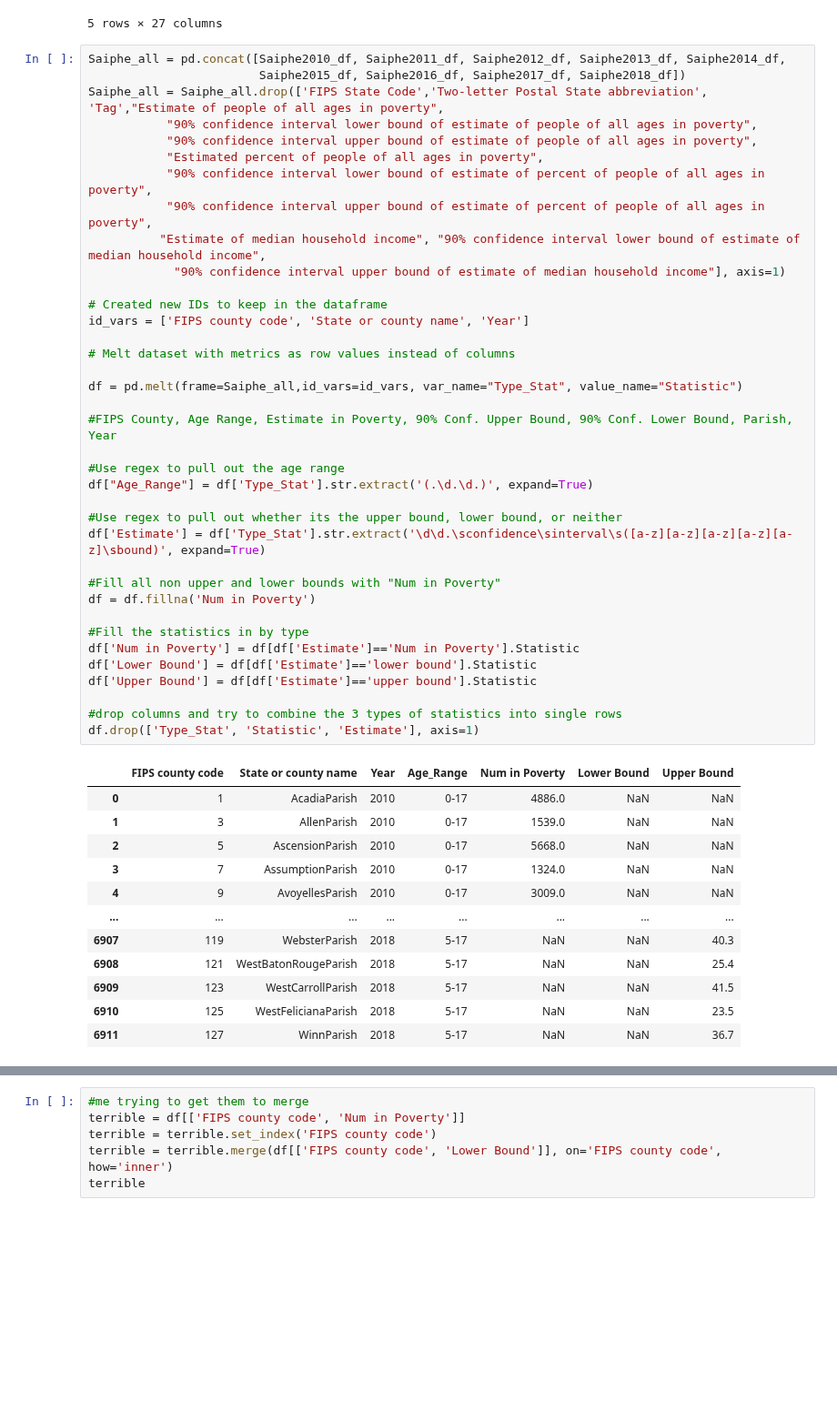
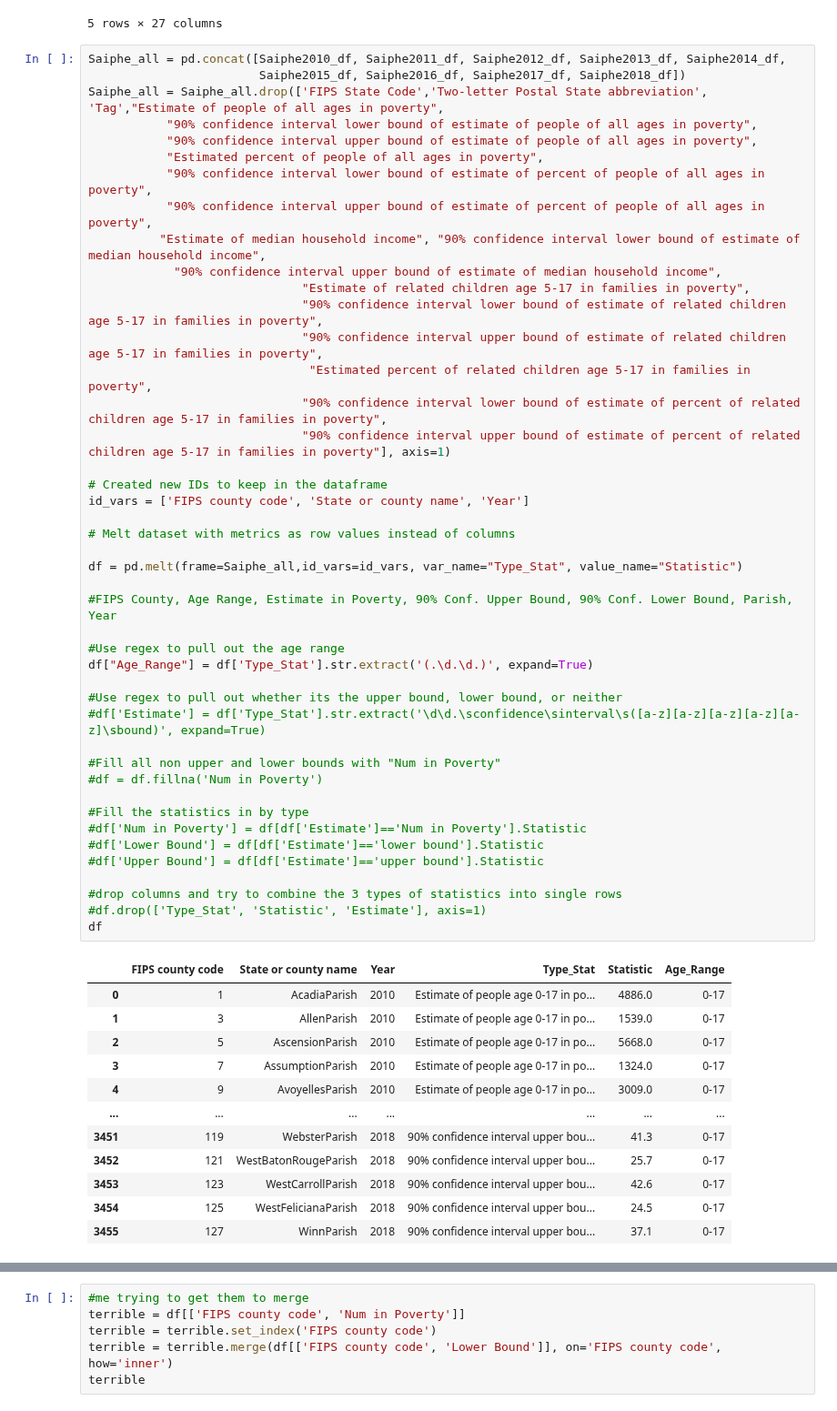
Before and after one commit to leosimanonok/DataScienceFinalTutorial, a Jupyter notebook: Milestone1.ipynb, the cells around one changed output, grey strips where cells are left out. Shown at 91% size. Drawn from its saved outputs; the diff is of its cells as text; blank space fills up the shorter version.

```diff
--- a/Milestone1.ipynb
+++ b/Milestone1.ipynb
@@ -158,49 +158,56 @@ Saiphe2010_df.head()
 Saiphe_all = pd.concat([Saiphe2010_df, Saiphe2011_df, Saiphe2012_df, Saiphe2013_df, Saiphe2014_df,
                         Saiphe2015_df, Saiphe2016_df, Saiphe2017_df, Saiphe2018_df])
 Saiphe_all = Saiphe_all.drop(['FIPS State Code','Two-letter Postal State abbreviation', 'Tag',"Estimate of people of all ages in poverty",
            "90% confidence interval lower bound of estimate of people of all ages in poverty",
            "90% confidence interval upper bound of estimate of people of all ages in poverty",
            "Estimated percent of people of all ages in poverty",
            "90% confidence interval lower bound of estimate of percent of people of all ages in poverty",
            "90% confidence interval upper bound of estimate of percent of people of all ages in poverty",
           "Estimate of median household income", "90% confidence interval lower bound of estimate of median household income",
-            "90% confidence interval upper bound of estimate of median household income"], axis=1)
+            "90% confidence interval upper bound of estimate of median household income",
+                              "Estimate of related children age 5-17 in families in poverty",
+                              "90% confidence interval lower bound of estimate of related children age 5-17 in families in poverty",
+                              "90% confidence interval upper bound of estimate of related children age 5-17 in families in poverty",
+                               "Estimated percent of related children age 5-17 in families in poverty",
+                              "90% confidence interval lower bound of estimate of percent of related children age 5-17 in families in poverty",
+                              "90% confidence interval upper bound of estimate of percent of related children age 5-17 in families in poverty"], axis=1)
 
 # Created new IDs to keep in the dataframe
 id_vars = ['FIPS county code', 'State or county name', 'Year']
 
 # Melt dataset with metrics as row values instead of columns
 
 df = pd.melt(frame=Saiphe_all,id_vars=id_vars, var_name="Type_Stat", value_name="Statistic")
 
 #FIPS County, Age Range, Estimate in Poverty, 90% Conf. Upper Bound, 90% Conf. Lower Bound, Parish, Year
 
 #Use regex to pull out the age range
 df["Age_Range"] = df['Type_Stat'].str.extract('(.\d.\d.)', expand=True)
 
 #Use regex to pull out whether its the upper bound, lower bound, or neither
-df['Estimate'] = df['Type_Stat'].str.extract('\d\d.\sconfidence\sinterval\s([a-z][a-z][a-z][a-z][a-z]\sbound)', expand=True)
+#df['Estimate'] = df['Type_Stat'].str.extract('\d\d.\sconfidence\sinterval\s([a-z][a-z][a-z][a-z][a-z]\sbound)', expand=True)
 
 #Fill all non upper and lower bounds with "Num in Poverty"
-df = df.fillna('Num in Poverty')
+#df = df.fillna('Num in Poverty')
 
 #Fill the statistics in by type
-df['Num in Poverty'] = df[df['Estimate']=='Num in Poverty'].Statistic
-df['Lower Bound'] = df[df['Estimate']=='lower bound'].Statistic
-df['Upper Bound'] = df[df['Estimate']=='upper bound'].Statistic
+#df['Num in Poverty'] = df[df['Estimate']=='Num in Poverty'].Statistic
+#df['Lower Bound'] = df[df['Estimate']=='lower bound'].Statistic
+#df['Upper Bound'] = df[df['Estimate']=='upper bound'].Statistic
 
 #drop columns and try to combine the 3 types of statistics into single rows
-df.drop(['Type_Stat', 'Statistic', 'Estimate'], axis=1)
+#df.drop(['Type_Stat', 'Statistic', 'Estimate'], axis=1)
+df
 # %% [output]
-|  | FIPS county code | State or county name | Year | Age_Range | Num in Poverty | Lower Bound | Upper Bound |
-| 0 | 1 | AcadiaParish | 2010 | 0-17 | 4886.0 | NaN | NaN |
-| 1 | 3 | AllenParish | 2010 | 0-17 | 1539.0 | NaN | NaN |
-| 2 | 5 | AscensionParish | 2010 | 0-17 | 5668.0 | NaN | NaN |
-| 3 | 7 | AssumptionParish | 2010 | 0-17 | 1324.0 | NaN | NaN |
-| 4 | 9 | AvoyellesParish | 2010 | 0-17 | 3009.0 | NaN | NaN |
-| ... | ... | ... | ... | ... | ... | ... | ... |
-| 6907 | 119 | WebsterParish | 2018 | 5-17 | NaN | NaN | 40.3 |
-| 6908 | 121 | WestBatonRougeParish | 2018 | 5-17 | NaN | NaN | 25.4 |
-| 6909 | 123 | WestCarrollParish | 2018 | 5-17 | NaN | NaN | 41.5 |
-| 6910 | 125 | WestFelicianaParish | 2018 | 5-17 | NaN | NaN | 23.5 |
-| 6911 | 127 | WinnParish | 2018 | 5-17 | NaN | NaN | 36.7 |
+|  | FIPS county code | State or county name | Year | Type_Stat | Statistic | Age_Range |
+| 0 | 1 | AcadiaParish | 2010 | Estimate of people age 0-17 in po... | 4886.0 | 0-17 |
+| 1 | 3 | AllenParish | 2010 | Estimate of people age 0-17 in po... | 1539.0 | 0-17 |
+| 2 | 5 | AscensionParish | 2010 | Estimate of people age 0-17 in po... | 5668.0 | 0-17 |
+| 3 | 7 | AssumptionParish | 2010 | Estimate of people age 0-17 in po... | 1324.0 | 0-17 |
+| 4 | 9 | AvoyellesParish | 2010 | Estimate of people age 0-17 in po... | 3009.0 | 0-17 |
+| ... | ... | ... | ... | ... | ... | ... |
+| 3451 | 119 | WebsterParish | 2018 | 90% confidence interval upper bou... | 41.3 | 0-17 |
+| 3452 | 121 | WestBatonRougeParish | 2018 | 90% confidence interval upper bou... | 25.7 | 0-17 |
+| 3453 | 123 | WestCarrollParish | 2018 | 90% confidence interval upper bou... | 42.6 | 0-17 |
+| 3454 | 125 | WestFelicianaParish | 2018 | 90% confidence interval upper bou... | 24.5 | 0-17 |
+| 3455 | 127 | WinnParish | 2018 | 90% confidence interval upper bou... | 37.1 | 0-17 |
```
Also changed, not shown: parts of 1 cell of this notebook, 2 other files.
